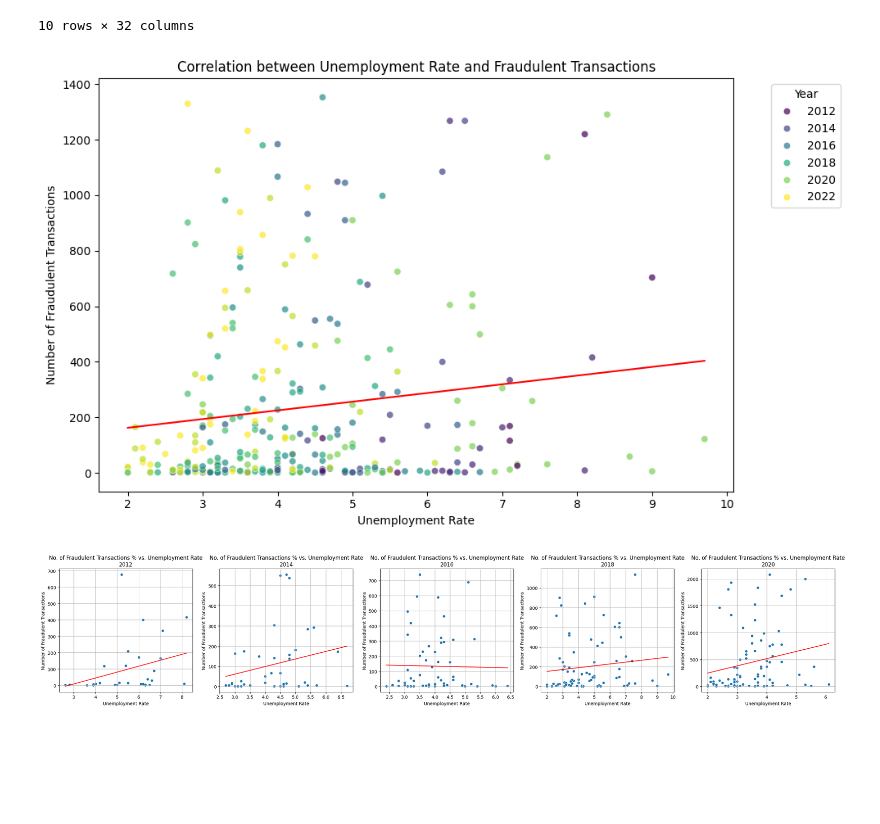
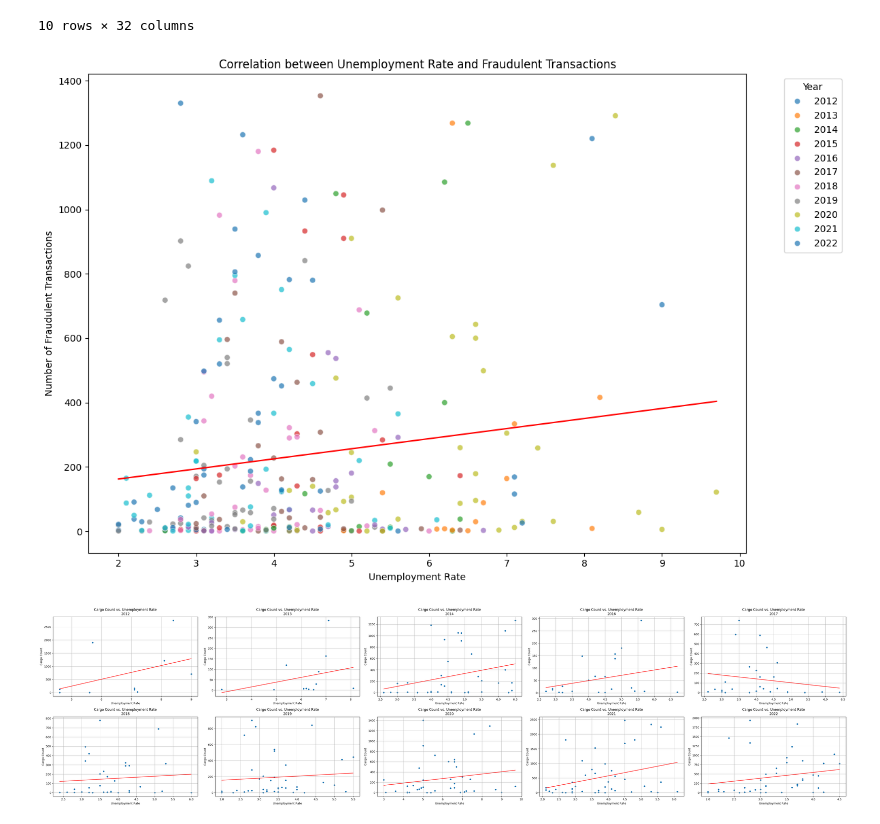
Before and after one commit to ryantangmj/ryantangmj.github.io, a Jupyter notebook: final_tutorial.ipynb, the cells around one changed output. Cells and saved outputs as stored; diff of their text form; code cells hidden in the pictures; blank space fills up the shorter version.

Commit message:
Updated to show all years after incorporating unemployment data

```diff
--- a/final_tutorial.ipynb
+++ b/final_tutorial.ipynb
@@ -601,46 +604,49 @@ cargo_counts = merged_df.groupby(['state', 'year']).agg(
 Q1 = cargo_counts['cargo_count'].quantile(0.25)
 Q3 = cargo_counts['cargo_count'].quantile(0.75)
 
 # calculate the Interquartile Range (IQR)
 IQR = Q3 - Q1
 
 # define the outlier boundaries
 lower_bound = Q1 - 1.5 * IQR
 upper_bound = Q3 + 1.5 * IQR
 
 # filter out any outliers
 cargo_counts_filtered = cargo_counts[(cargo_counts['cargo_count'] >= lower_bound) & (cargo_counts['cargo_count'] <= upper_bound)]
 
 # plot the correlation
-plt.figure(figsize=(10, 6))
-sns.scatterplot(data=cargo_counts_filtered, x='unemployment_rate', y='cargo_count', hue='year', palette='viridis', alpha=0.7)
+plt.figure(figsize=(12, 8))
+sns.scatterplot(data=cargo_counts_filtered, x='unemployment_rate', y='cargo_count', hue='year', palette='tab10', alpha=0.7)
 plt.xlabel('Unemployment Rate')
 plt.ylabel('Number of Fraudulent Transactions')
 plt.title('Correlation between Unemployment Rate and Fraudulent Transactions')
 plt.legend(title='Year', bbox_to_anchor=(1.05, 1), loc='upper left')
 
 slope, intercept, r_value, p_value, std_err = linregress(cargo_counts_filtered['unemployment_rate'], cargo_counts_filtered['cargo_count'])
 # create x values for the line
 x_vals = np.array(cargo_counts_filtered['unemployment_rate'])
 x_vals_sorted = np.sort(x_vals)
 y_vals = slope * x_vals_sorted + intercept
 # plot the regression line
 plt.plot(x_vals_sorted, y_vals, color='red')
 
 plt.tight_layout()
 plt.show()
 # %% [output]
-[figure, old version]
+[figure, new version]
 # %%
-# discretize the year into five periods
+# discretize the year into periods based on unique years
 cargo_counts['period'] = pd.cut(cargo_counts['year'],
-                             bins=[2012, 2014, 2016, 2018, 2020, 2022],
-                             labels=['2012', '2014', '2016', '2018', '2020'])
+                                bins=[2012, 2013, 2014, 2016, 2017, 2018, 2019, 2020, 2021, 2022, 2023],
+                                labels=['2012', '2013', '2014', '2016', '2017', '2018', '2019', '2020', '2021', '2022'], right=False)
 
 # plotting
-fig, axes = plt.subplots(1, 5, figsize=(25, 5))
+fig, axes = plt.subplots(2, 5, figsize=(40, 10))
 
-period_labels =  labels=['2012', '2014', '2016', '2018', '2020', '2022']
+period_labels = ['2012', '2013', '2014', '2016', '2017', '2018', '2019', '2020', '2021', '2022']
+
+# Flatten the axes array for easy iteration
+axes = axes.flatten()
 
 for ax, period in zip(axes, period_labels):
     data_period = cargo_counts[cargo_counts['period'] == period]
@@ -668,13 +674,12 @@ for ax, period in zip(axes, period_labels):
     # plot the regression line
     ax.plot(x_vals_sorted, y_vals, color='red')
 
-
-    ax.set_title(f'No. of Fraudulent Transactions % vs. Unemployment Rate\n{period}')
+    ax.set_title(f'Cargo Count vs. Unemployment Rate\n{period}')
     ax.set_xlabel('Unemployment Rate')
-    ax.set_ylabel('Number of Fraudulent Transactions')
+    ax.set_ylabel('Cargo Count')
     ax.grid(True)
 
 plt.tight_layout()
 plt.show()
 # %% [output]
-[figure, old version]
+[figure, new version]
```
Also changed, not shown: parts of 1 cell of this notebook.
